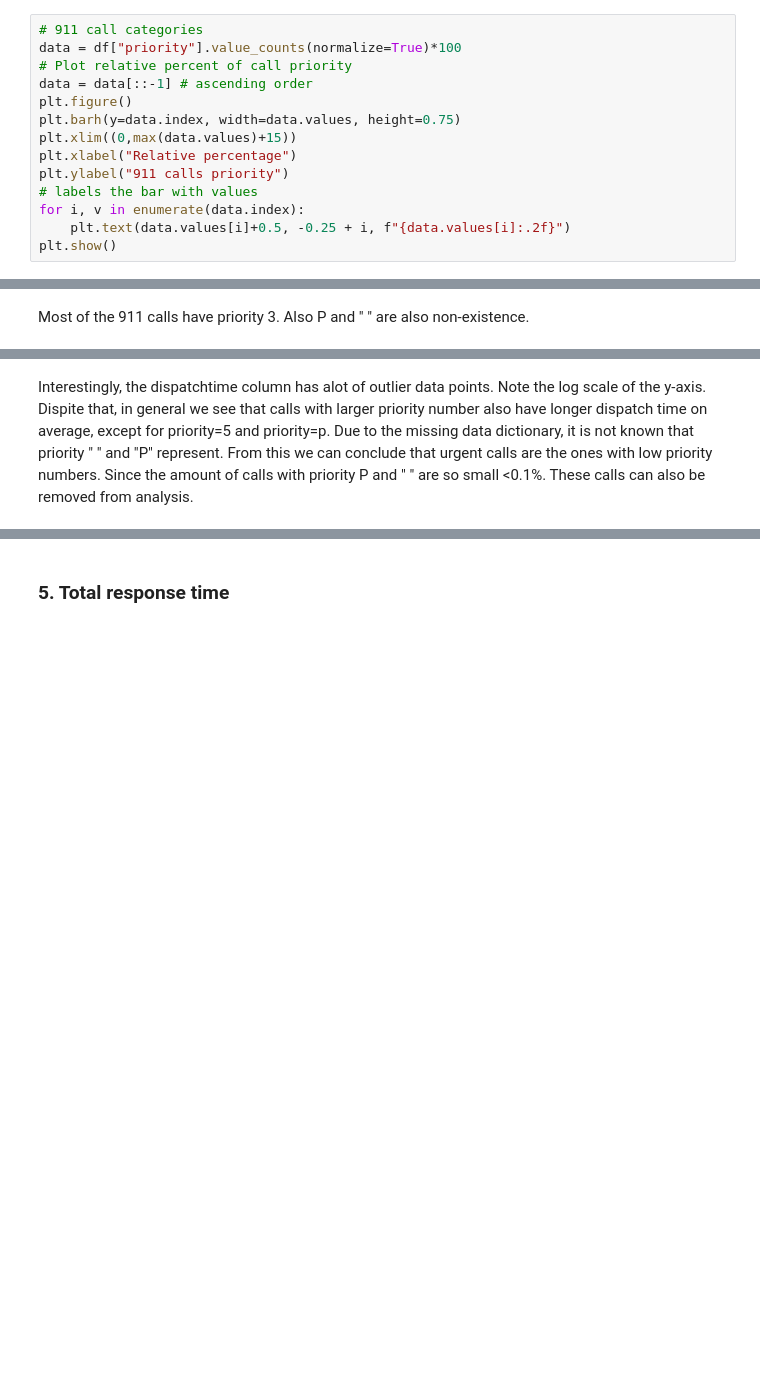
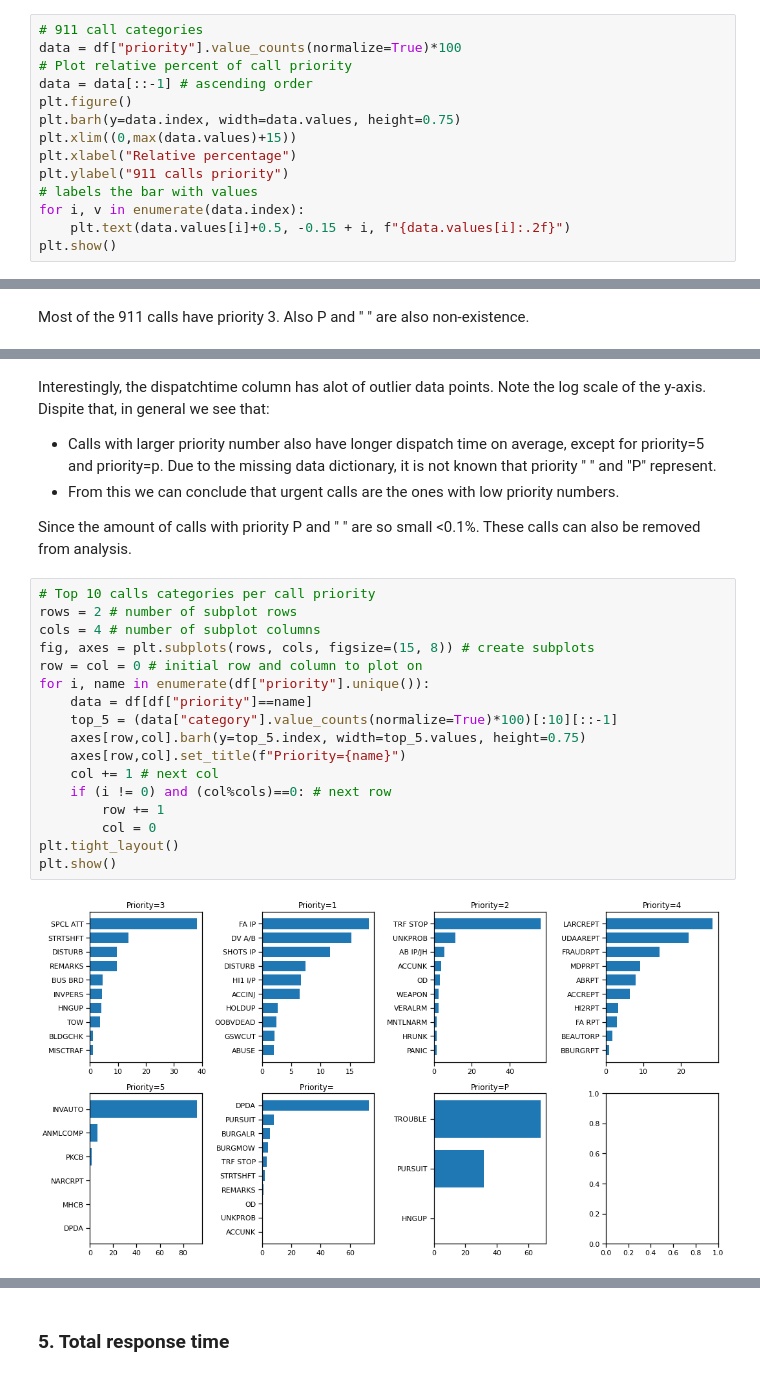
Before and after one commit to lnguyen7-ops/Emergency_calls_volume_prediction, a Jupyter notebook: 02_EDA_Cleaning_Engineering.ipynb, the cells around one changed output, grey strips where cells are left out. Cells and saved outputs as stored; diff of their text form; blank space fills up the shorter version.

```diff
--- a/02_EDA_Cleaning_Engineering.ipynb
+++ b/02_EDA_Cleaning_Engineering.ipynb
@@ -195,6 +234,6 @@ plt.xlabel("Relative percentage")
 plt.ylabel("911 calls priority")
 # labels the bar with values
 for i, v in enumerate(data.index):
-    plt.text(data.values[i]+0.5, -0.25 + i, f"{data.values[i]:.2f}")
+    plt.text(data.values[i]+0.5, -0.15 + i, f"{data.values[i]:.2f}")
 plt.show()
 # %% [output]
@@ -216,2 +254,28 @@ plt.show()
 # %% [markdown]
-Interestingly, the dispatchtime column has alot of outlier data points. Note the log scale of the y-axis. Dispite that, in general we see that calls with larger priority number also have longer dispatch time on average, except for priority=5 and priority=p. Due to the missing data dictionary, it is not known that priority " " and "P" represent. From this we can conclude that urgent calls are the ones with low priority numbers. Since the amount of calls with priority P and " " are so small <0.1%. These calls can also be removed from analysis.
+<p>
+    Interestingly, the dispatchtime column has alot of outlier data points. Note the log scale of the y-axis. Dispite that, in general we see that:
+    <ul>
+        <li>Calls with larger priority number also have longer dispatch time on average, except for priority=5 and priority=p. Due to the missing data dictionary, it is not known that priority " " and "P" represent.</li>
+        <li>From this we can conclude that urgent calls are the ones with low priority numbers.</li>
+    </ul>
+    Since the amount of calls with priority P and " " are so small &lt0.1%. These calls can also be removed from analysis.
+</p>
+# %%
+# Top 10 calls categories per call priority
+rows = 2 # number of subplot rows
+cols = 4 # number of subplot columns
+fig, axes = plt.subplots(rows, cols, figsize=(15, 8)) # create subplots
+row = col = 0 # initial row and column to plot on
+for i, name in enumerate(df["priority"].unique()):
+    data = df[df["priority"]==name]
+    top_5 = (data["category"].value_counts(normalize=True)*100)[:10][::-1]
+    axes[row,col].barh(y=top_5.index, width=top_5.values, height=0.75)
+    axes[row,col].set_title(f"Priority={name}")
+    col += 1 # next col
+    if (i != 0) and (col%cols)==0: # next row
+        row += 1
+        col = 0
+plt.tight_layout()
+plt.show()
+# %% [output]
+[figure, added]
```
Also changed, not shown: parts of 27 cells of this notebook, 3 other files.
